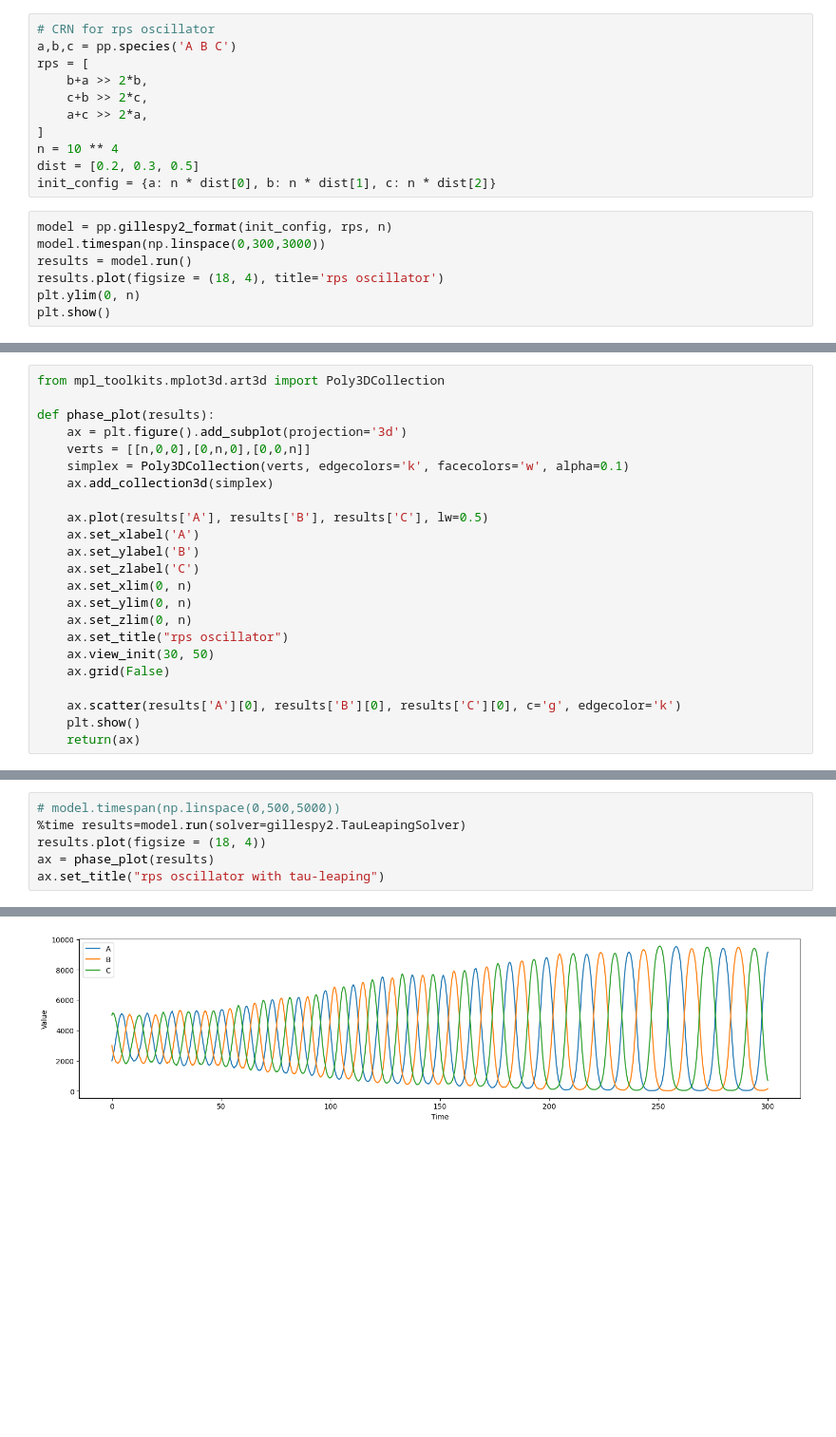
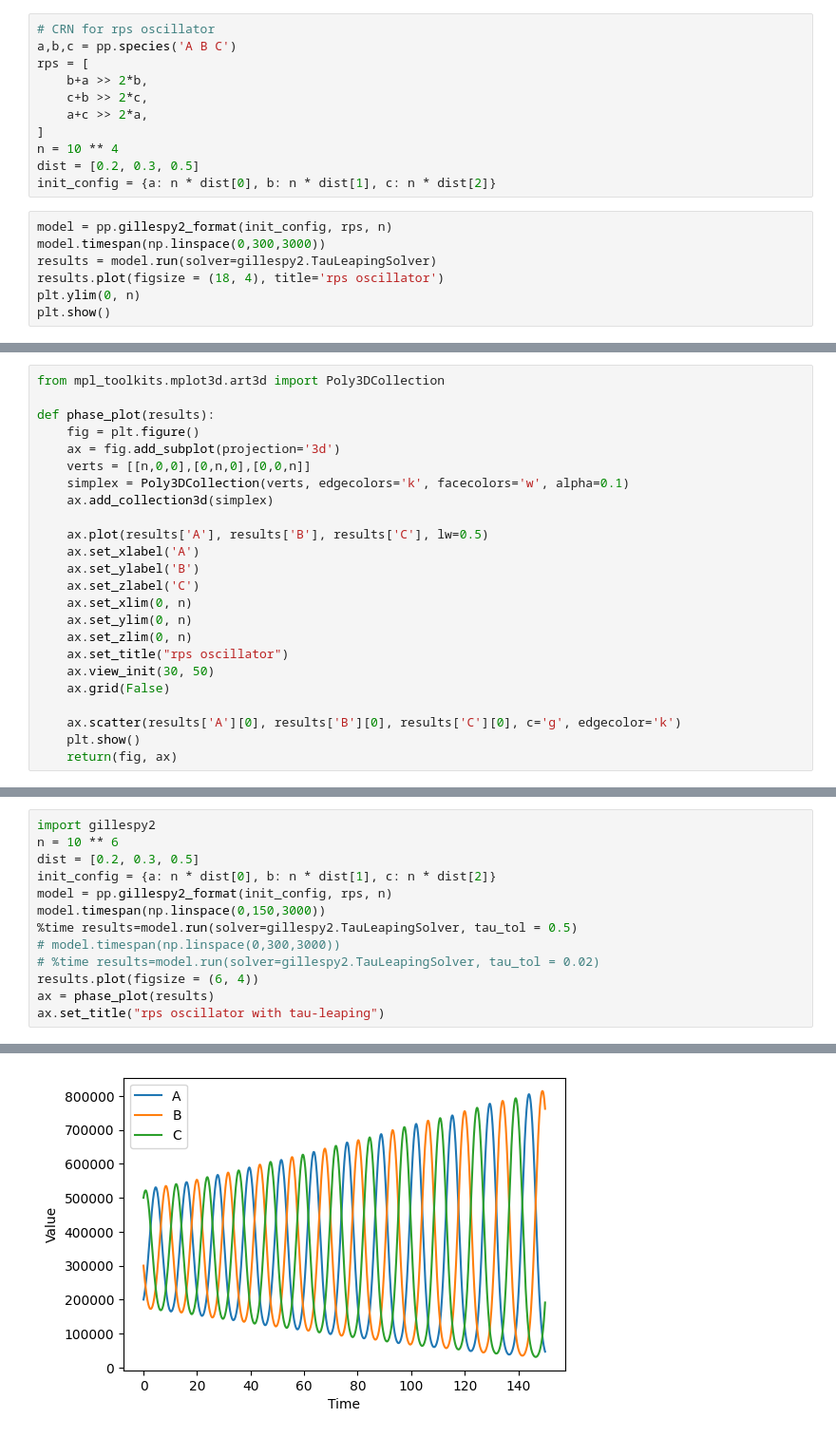
Before and after one commit to UC-Davis-molecular-computing/ppsim, a Jupyter notebook: examples/crn.ipynb, the cells around one changed output, grey strips where cells are left out. Shown at 95% size. Saved outputs shown, nothing was run; the diff lists cells and outputs as text; blank space fills up the shorter version.

```diff
--- a/examples/crn.ipynb
+++ b/examples/crn.ipynb
@@ -464,7 +500,7 @@ init_config = {a: n * dist[0], b: n * dist[1], c: n * dist[2]}
 # %%
 model = pp.gillespy2_format(init_config, rps, n)
 model.timespan(np.linspace(0,300,3000))
-results = model.run()
+results = model.run(solver=gillespy2.TauLeapingSolver)
 results.plot(figsize = (18, 4), title='rps oscillator')
 plt.ylim(0, n)
 plt.show()
@@ -474,7 +512,8 @@ plt.show()
 from mpl_toolkits.mplot3d.art3d import Poly3DCollection
 
 def phase_plot(results):
-    ax = plt.figure().add_subplot(projection='3d')
+    fig = plt.figure()
+    ax = fig.add_subplot(projection='3d')
     verts = [[n,0,0],[0,n,0],[0,0,n]]
     simplex = Poly3DCollection(verts, edgecolors='k', facecolors='w', alpha=0.1)
     ax.add_collection3d(simplex)
@@ -492,5 +531,5 @@ def phase_plot(results):
 
     ax.scatter(results['A'][0], results['B'][0], results['C'][0], c='g', edgecolor='k')
     plt.show()
-    return(ax)
+    return(fig, ax)
 # %%
@@ -513,7 +582,14 @@ plt.show()
 # %%
-# model.timespan(np.linspace(0,500,5000))
-%time results=model.run(solver=gillespy2.TauLeapingSolver)
-results.plot(figsize = (18, 4))
+import gillespy2
+n = 10 ** 6
+dist = [0.2, 0.3, 0.5]
+init_config = {a: n * dist[0], b: n * dist[1], c: n * dist[2]}
+model = pp.gillespy2_format(init_config, rps, n)
+model.timespan(np.linspace(0,150,3000))
+%time results=model.run(solver=gillespy2.TauLeapingSolver, tau_tol = 0.5)
+# model.timespan(np.linspace(0,300,3000))
+# %time results=model.run(solver=gillespy2.TauLeapingSolver, tau_tol = 0.02)
+results.plot(figsize = (6, 4))
 ax = phase_plot(results)
 ax.set_title("rps oscillator with tau-leaping")
 # %% [output]
@@ -521 +597 @@ Wall time: 711 ms
-[figure, old version]
+[figure, new version]
```
Also changed, not shown: parts of 23 cells of this notebook, 7 other files.
